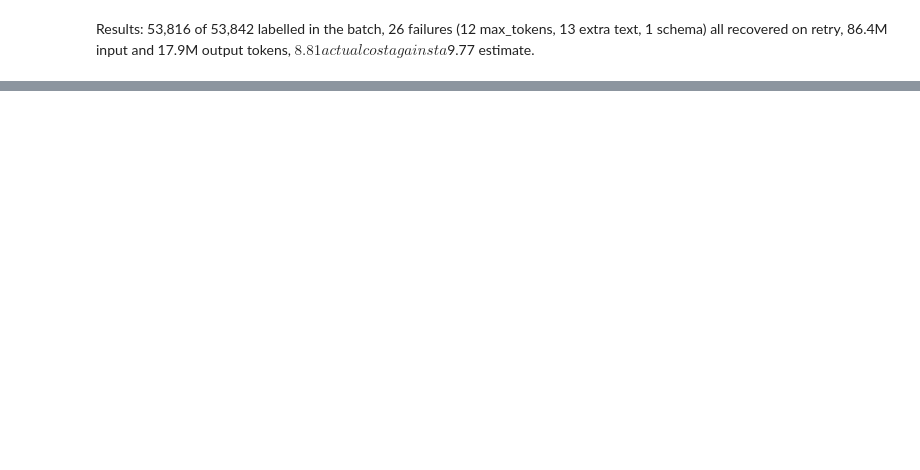
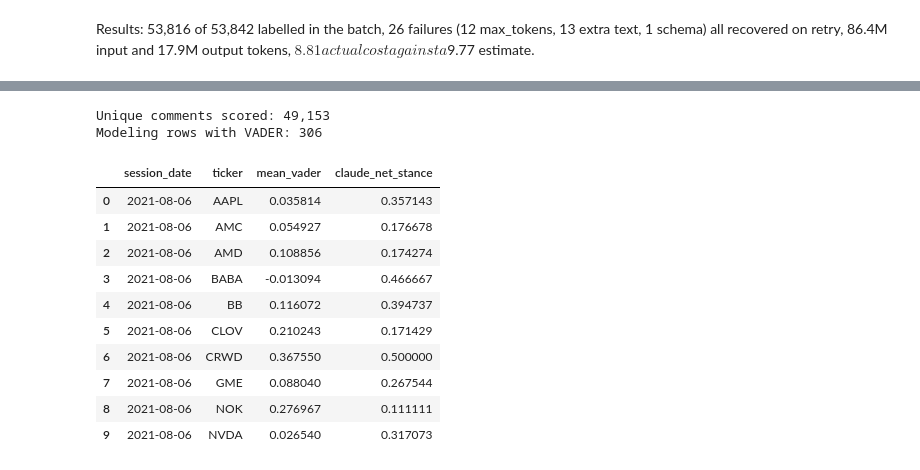
Before and after one commit to lagrenier4451/reddit-volume-forecast, a Jupyter notebook: notebooks/CDA_PhaseIII_AlexToth_LucGrenier.ipynb, the cells around one changed output, grey strips where cells are left out. Drawn from its saved outputs; the diff is of its cells as text; code cells hidden in the pictures; blank space fills up the shorter version.

```diff
--- a/notebooks/CDA_PhaseIII_AlexToth_LucGrenier.ipynb
+++ b/notebooks/CDA_PhaseIII_AlexToth_LucGrenier.ipynb
@@ -2334,0 +2485,65 @@ Recovered: 26  |  still failing: 0  |  total labelled: 53,842
+# %%
+from vaderSentiment.vaderSentiment import SentimentIntensityAnalyzer
+
+vader = SentimentIntensityAnalyzer()
+
+# Score each comment once, even when it mentions multiple tickers.
+vader_comments = (
+    model_pairs[["id", "body"]]
+    .drop_duplicates("id")
+    .copy()
+)
+
+vader_comments["vader_compound"] = vader_comments["body"].apply(
+    lambda text: vader.polarity_scores(text)["compound"]
+)
+
+vader_pairs = model_pairs.merge(
+    vader_comments[["id", "vader_compound"]],
+    on="id",
+    how="left",
+    validate="many_to_one"
+)
+
+vader_features = (
+    vader_pairs.groupby(["session_date", "ticker"])
+    .agg(mean_vader=("vader_compound", "mean"))
+    .reset_index()
+)
+
+model_sample = (
+    model_sample.drop(columns=["mean_vader"], errors="ignore")
+    .merge(
+        vader_features,
+        on=["session_date", "ticker"],
+        how="left",
+        validate="one_to_one"
+    )
+)
+
+assert len(model_sample) == 306
+assert model_sample["mean_vader"].notna().all()
+assert model_sample["mean_vader"].between(-1, 1).all()
+
+print(f"Unique comments scored: {len(vader_comments):,}")
+print(f"Modeling rows with VADER: {model_sample['mean_vader'].notna().sum()}")
+
+display(
+    model_sample[
+        ["session_date", "ticker", "mean_vader", "claude_net_stance"]
+    ].head(10)
+)
+# %% [output]
+Unique comments scored: 49,153
+Modeling rows with VADER: 306
+|  | session_date | ticker | mean_vader | claude_net_stance |
+| 0 | 2021-08-06 | AAPL | 0.035814 | 0.357143 |
+| 1 | 2021-08-06 | AMC | 0.054927 | 0.176678 |
+| 2 | 2021-08-06 | AMD | 0.108856 | 0.174274 |
+| 3 | 2021-08-06 | BABA | -0.013094 | 0.466667 |
+| 4 | 2021-08-06 | BB | 0.116072 | 0.394737 |
+| 5 | 2021-08-06 | CLOV | 0.210243 | 0.171429 |
+| 6 | 2021-08-06 | CRWD | 0.367550 | 0.500000 |
+| 7 | 2021-08-06 | GME | 0.088040 | 0.267544 |
+| 8 | 2021-08-06 | NOK | 0.276967 | 0.111111 |
+| 9 | 2021-08-06 | NVDA | 0.026540 | 0.317073 |
```
Also changed, not shown: parts of 32 cells of this notebook.
